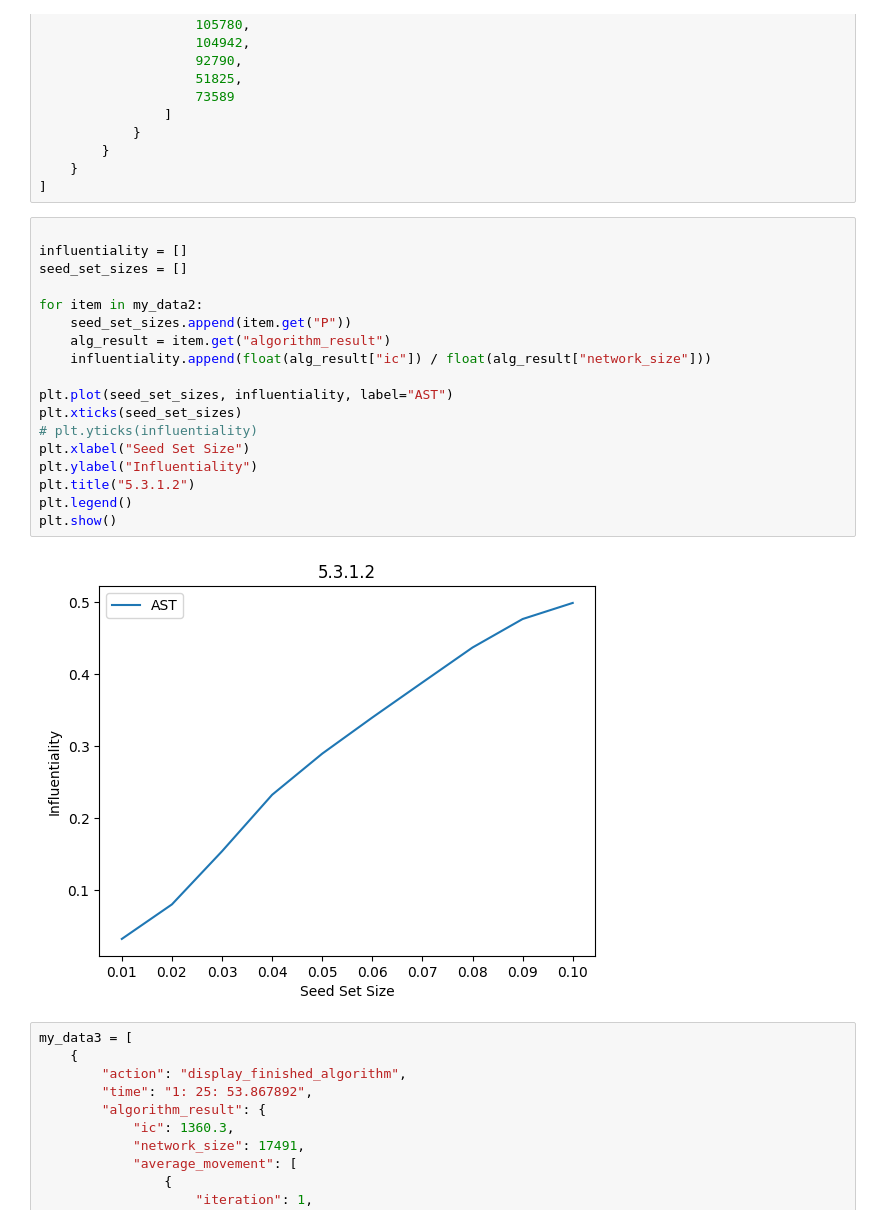
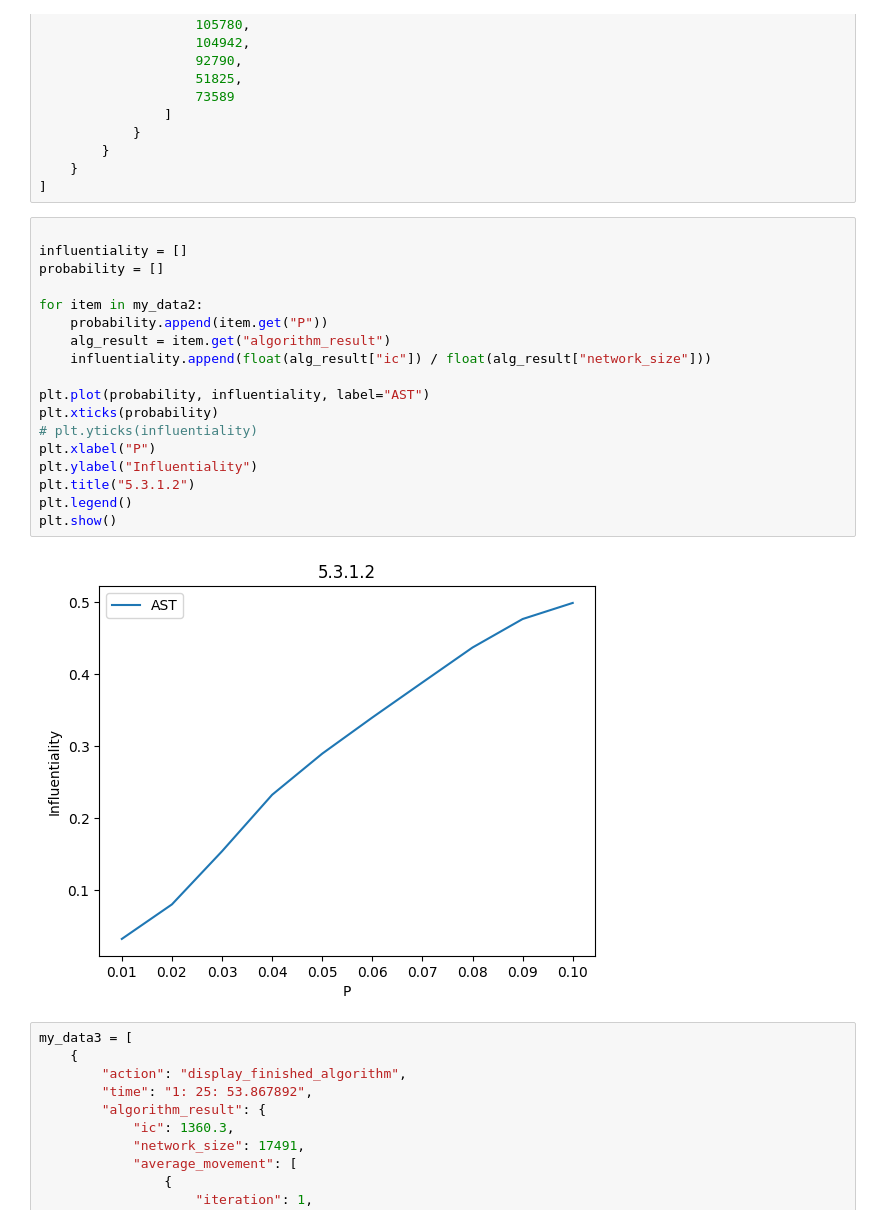
Before and after one commit to esma-eel/gwo-ekpm, a Jupyter notebook: charts.ipynb, the cells around one changed output. Saved outputs shown, nothing was run; the diff lists cells and outputs as text.

Commit message:
5.3.1.2 label changed

```diff
--- a/charts.ipynb
+++ b/charts.ipynb
@@ -1099,23 +1099,23 @@ my_data2 = [
 # %%
 
 influentiality = []
-seed_set_sizes = []
+probability = []
 
 for item in my_data2:
-    seed_set_sizes.append(item.get("P"))
+    probability.append(item.get("P"))
     alg_result = item.get("algorithm_result")
     influentiality.append(float(alg_result["ic"]) / float(alg_result["network_size"]))
 
-plt.plot(seed_set_sizes, influentiality, label="AST")
-plt.xticks(seed_set_sizes)
+plt.plot(probability, influentiality, label="AST")
+plt.xticks(probability)
 # plt.yticks(influentiality)
-plt.xlabel("Seed Set Size")
+plt.xlabel("P")
 plt.ylabel("Influentiality")
 plt.title("5.3.1.2")
 plt.legend()
 plt.show()
 # %% [output]
-[figure, old version]
+[figure, new version]
 # %%
 my_data3 = [
     {
```
Also changed, not shown: 1 other file.
